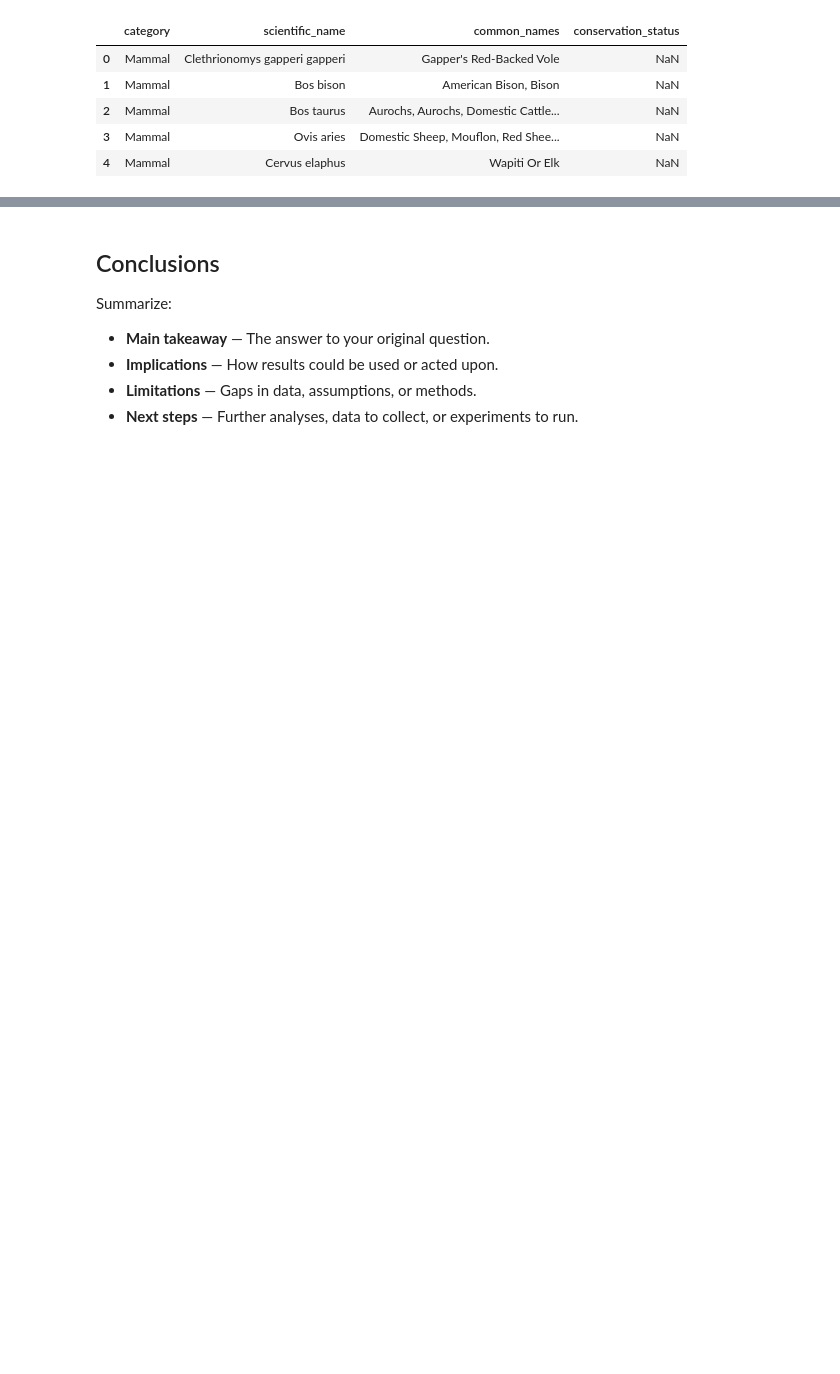
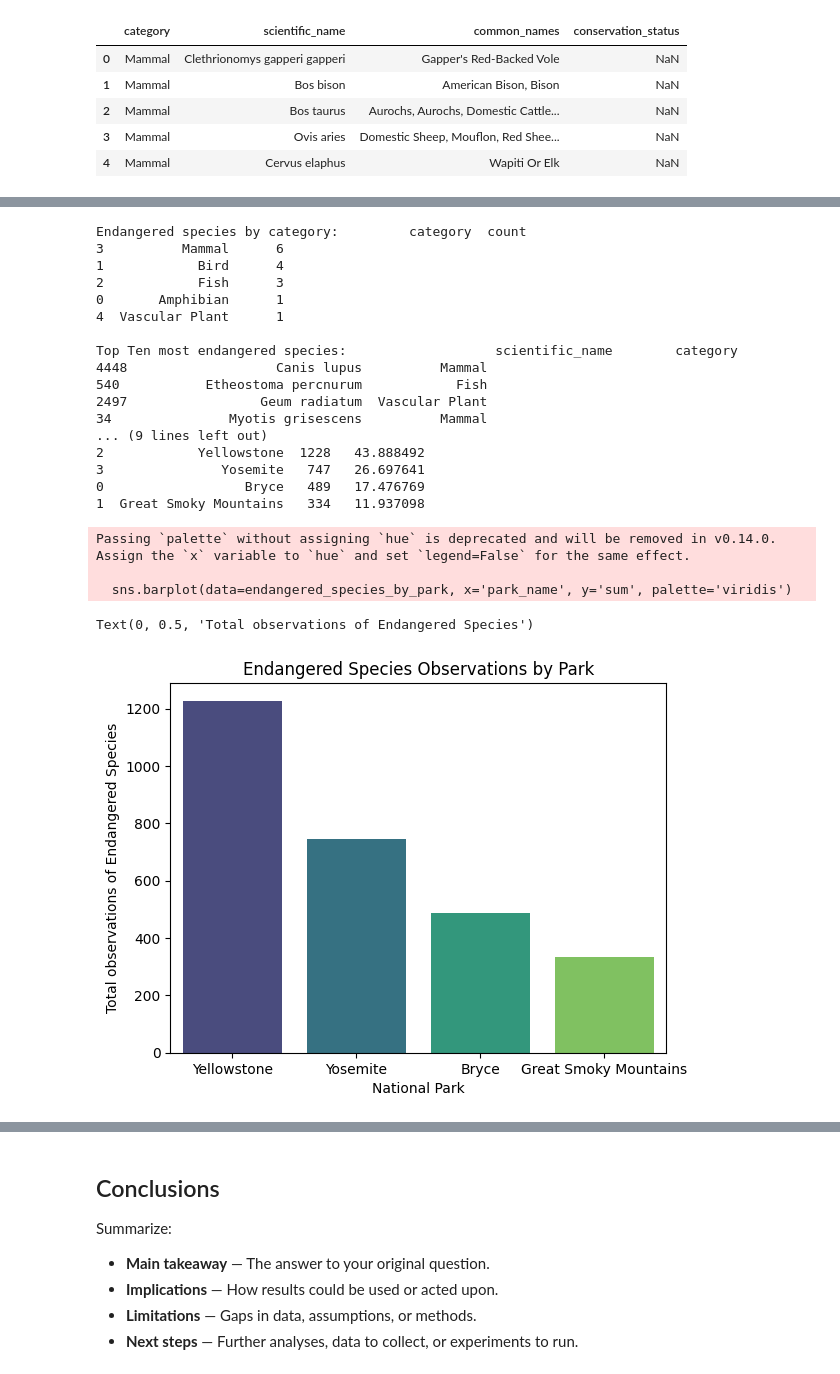
Before and after one commit to yoav-es/biodiversity, a Jupyter notebook: biodiversity.ipynb, the cells around one changed output, grey strips where cells are left out. Drawn from its saved outputs; the diff is of its cells as text; code cells hidden in the pictures; blank space fills up the shorter version.

```diff
--- a/biodiversity.ipynb
+++ b/biodiversity.ipynb
@@ -95,7 +103,9 @@ print(observations.duplicated(keep=False).sum())
 
 # drop the duplicated rows
 observations.drop_duplicates(inplace=True)
-species['conservation_status'] = species['conservation_status'].fillna('No Intervention')  # Fill NaN values with 'No Intervention'
+
+# fill NaN values in the 'conservation_status' column with 'Unknown'
+species['conservation_status'] = species['conservation_status'].fillna('Unknown')
 
 # check for duplicates in the 'species_info' DataFrame - where category and scientific_name are the same
 dup_mask = species[species.duplicated(subset=["category", "scientific_name"], keep=False)].sort_values(by=["scientific_name"])
@@ -104,4 +114,3 @@ species = species.drop_duplicates(subset=["category", "scientific_name"], keep='
 # Count the number of observations for each species and add it to the species DataFrame
 obs_counts = observations.groupby('scientific_name')['observations'].sum()
 species['observations'] = species['scientific_name'].map(obs_counts)
-print(species.sort_values(by='observations', ascending=False))
@@ -160 +225,46 @@ dtype: object
+# %%
+endangered_species = species[species['conservation_status'] == 'Endangered'].groupby('category').size().reset_index(name='count').sort_values(
+    by='count', ascending=False)
+
+print(f"Endangered species by category:{endangered_species}\n")
+
+print(f"Top Ten most endangered species:{species[species[
+    'conservation_status'] == 'Endangered'].nlargest(10, 'observations')[['scientific_name', 'category']]}\n")
+
+endangered_species_by_park = observations[
+    observations['scientific_name'].isin(
+        species[species['conservation_status'] == 'Endangered']['scientific_name']
+    )
+].groupby('park_name')['observations'].sum().reset_index(name='sum').sort_values(by='sum', ascending=False)
+endangered_species_by_park['park_name'] = endangered_species_by_park['park_name'].str.replace(' National Park', '', regex=False)
+endangered_species_by_park['percentage'] = (endangered_species_by_park['sum'] * 100 / endangered_species_by_park['sum'].sum())
+print(f"endangered_species_by_park:\n{endangered_species_by_park}\n")
+
+sns.barplot(data=endangered_species_by_park, x='park_name', y='sum', palette='viridis')
+plt.title('Endangered Species Observations by Park')
+plt.xlabel('National Park')
+plt.ylabel('Total observations of Endangered Species')
+# %% [output]
+Endangered species by category:         category  count
+3          Mammal      6
+1            Bird      4
+2            Fish      3
+0       Amphibian      1
+4  Vascular Plant      1
+
+Top Ten most endangered species:                   scientific_name        category
+4448                   Canis lupus          Mammal
+540           Etheostoma percnurum            Fish
+2497                 Geum radiatum  Vascular Plant
+34               Myotis grisescens          Mammal
+... (9 lines left out)
+2            Yellowstone  1228   43.888492
+3               Yosemite   747   26.697641
+0                  Bryce   489   17.476769
+1  Great Smoky Mountains   334   11.937098
+Passing `palette` without assigning `hue` is deprecated and will be removed in v0.14.0. Assign the `x` variable to `hue` and set `legend=False` for the same effect.
+
+  sns.barplot(data=endangered_species_by_park, x='park_name', y='sum', palette='viridis')
+Text(0, 0.5, 'Total observations of Endangered Species')
+[figure, added]
 # %% [markdown]
```
Also changed, not shown: parts of 16 cells of this notebook.
